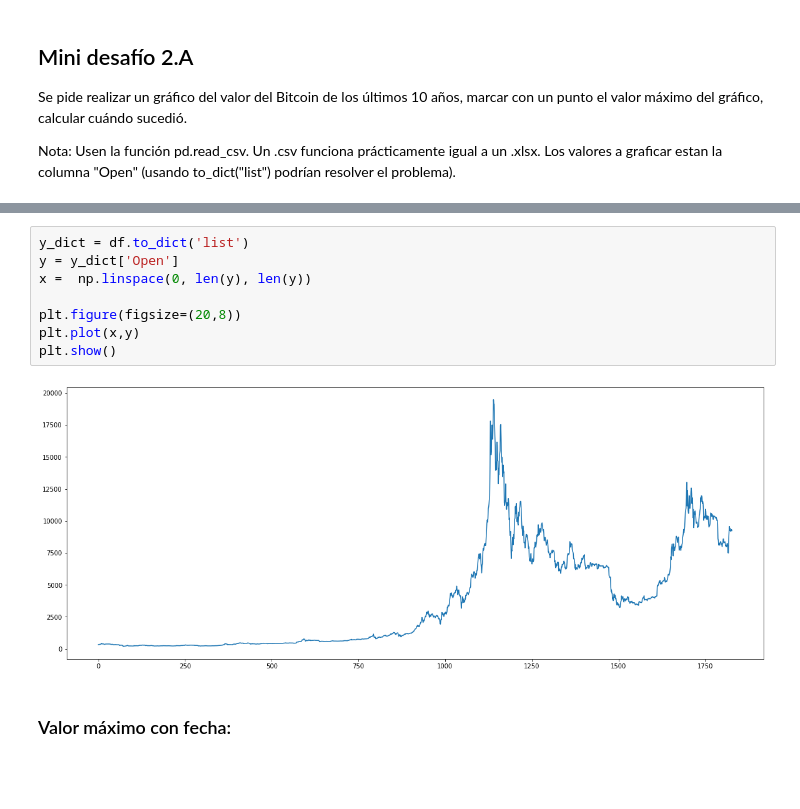
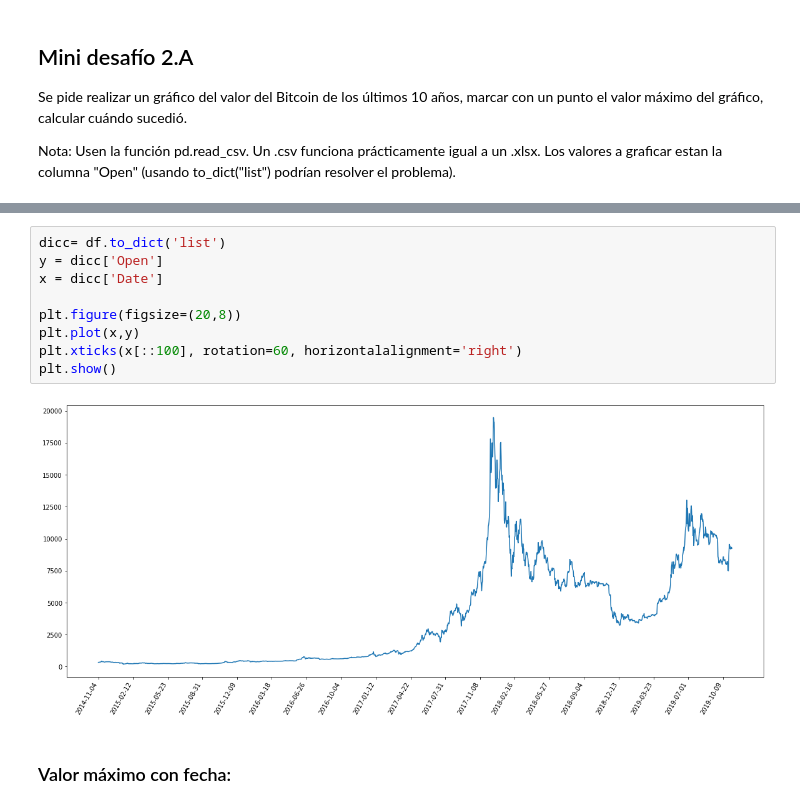
Before and after one commit to femaffi13/Python, a Jupyter notebook: ITBA/5- Matplotlib.ipynb, the cells around one changed output, grey strips where cells are left out. Cells and saved outputs as stored; diff of their text form; blank space fills up the shorter version.

```diff
--- a/ITBA/5- Matplotlib.ipynb
+++ b/ITBA/5- Matplotlib.ipynb
@@ -128,16 +128,17 @@ df.head()
 | 2 | 2014-11-06 | 339.458008 | 352.966003 | 338.424011 | 349.290009 | 349.290009 | 18797000 |
 | 3 | 2014-11-07 | 349.817993 | 352.731995 | 341.776001 | 342.415009 | 342.415009 | 16834200 |
 | 4 | 2014-11-08 | 342.153992 | 347.032013 | 342.153992 | 345.488007 | 345.488007 | 8535470 |
-# %%
-y_dict = df.to_dict('list')
-y = y_dict['Open']
-x =  np.linspace(0, len(y), len(y))
-
-plt.figure(figsize=(20,8))
-plt.plot(x,y)
-plt.show()
-# %% [output]
-[figure, removed]
+# %%
+dicc= df.to_dict('list')
+y = dicc['Open']
+x = dicc['Date']
+
+plt.figure(figsize=(20,8))
+plt.plot(x,y)
+plt.xticks(x[::100], rotation=60, horizontalalignment='right')
+plt.show()
+# %% [output]
+[figure, added]
 # %% [markdown]
 ### Valor máximo con fecha:
 # %%
```
Also changed, not shown: parts of 13 cells of this notebook.
